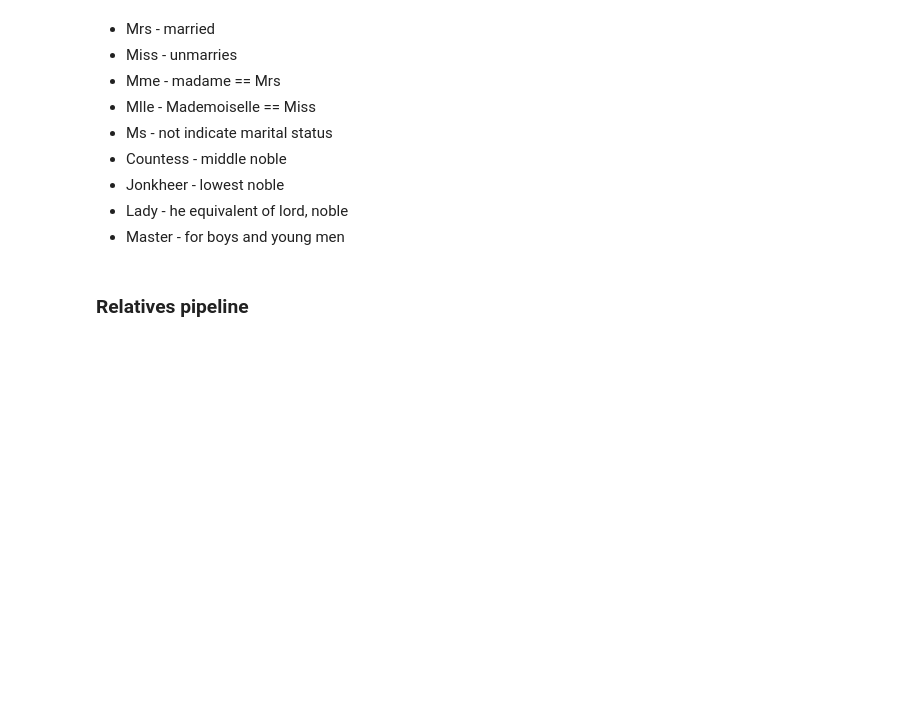
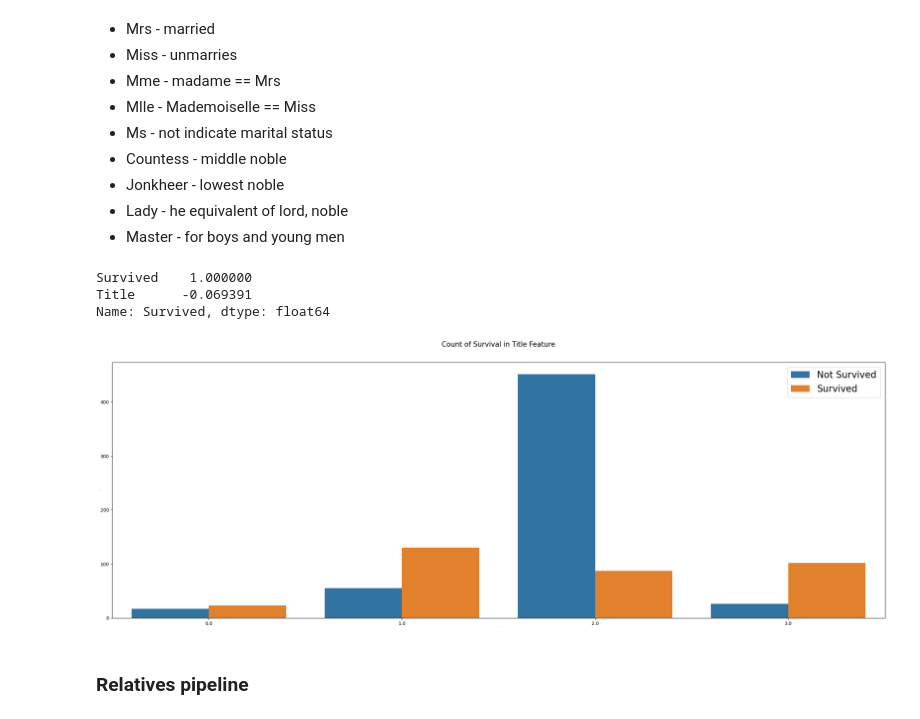
Before and after one commit to Vizer/kaggle, a Jupyter notebook: src/titanic/titanic-tutorial-code.ipynb, the cells around one changed output. Saved outputs shown, nothing was run; the diff lists cells and outputs as text; code cells hidden in the pictures; blank space fills up the shorter version.

```diff
--- a/src/titanic/titanic-tutorial-code.ipynb
+++ b/src/titanic/titanic-tutorial-code.ipynb
@@ -224,11 +258,10 @@ from sklearn.impute import KNNImputer, SimpleImputer
 def extract_title(data, column):
     titleRegex = r'(Mr\.|Miss\.|Mrs\.|Master\.|Major\.|Dr\.|Capt\.|Rev\.|Don\.|Countess\.|Ms\.|Mme\.|Mlle\.|Col\.|Jonkheer\.|Dona\.|Lady\.|Sir\.)'
     titles = data[column].str.extract(titleRegex)
-    titles = titles.replace(['Mme.', 'Dona.'], 'Mrs.')
+    titles = titles.replace(['Mme.', 'Dona.', 'Lady.','Countess.'], 'Mrs.')
     titles = titles.replace(['Mlle.', 'Ms.'], 'Miss.')
-    titles = titles.replace(['Lady.','Countess.'], 'Noblefemale.')
-    titles = titles.replace(['Don.', 'Jonkheer.'], 'Mr.')
-    titles = titles.replace(['Dr.', 'Major.', 'Col.'], 'Dr/Major')
+    titles = titles.replace(['Don.', 'Jonkheer.','Rev.','Capt.','Dr.', 'Major.', 'Col.','Sir.'], 'Mr.')
+
     return titles
 # %%
 title_pipeline = make_pipeline(FunctionTransformer(extract_title, kw_args={'column':'Name'}), OrdinalEncoder())
@@ -237,3 +268,16 @@ title_pipeline = make_pipeline(FunctionTransformer(extract_title, kw_args={'colu
+# %%
+title_data_prepared = title_pipeline.fit_transform(train_data)
+
+title_data_fr = pd.DataFrame({'Title': title_data_prepared.flatten(),'Survived': train_data['Survived'] },index=train_data.index)
+# train_data_fr
+
+show_correlation(title_data_fr)
+visualizeAgainstSurvived('Title', title_data_fr)
+# %% [output]
+Survived    1.000000
+Title      -0.069391
+Name: Survived, dtype: float64
+[figure, added]
 # %% [markdown]
 ### Relatives pipeline
 # %%
```
Also changed, not shown: parts of 20 cells of this notebook.
